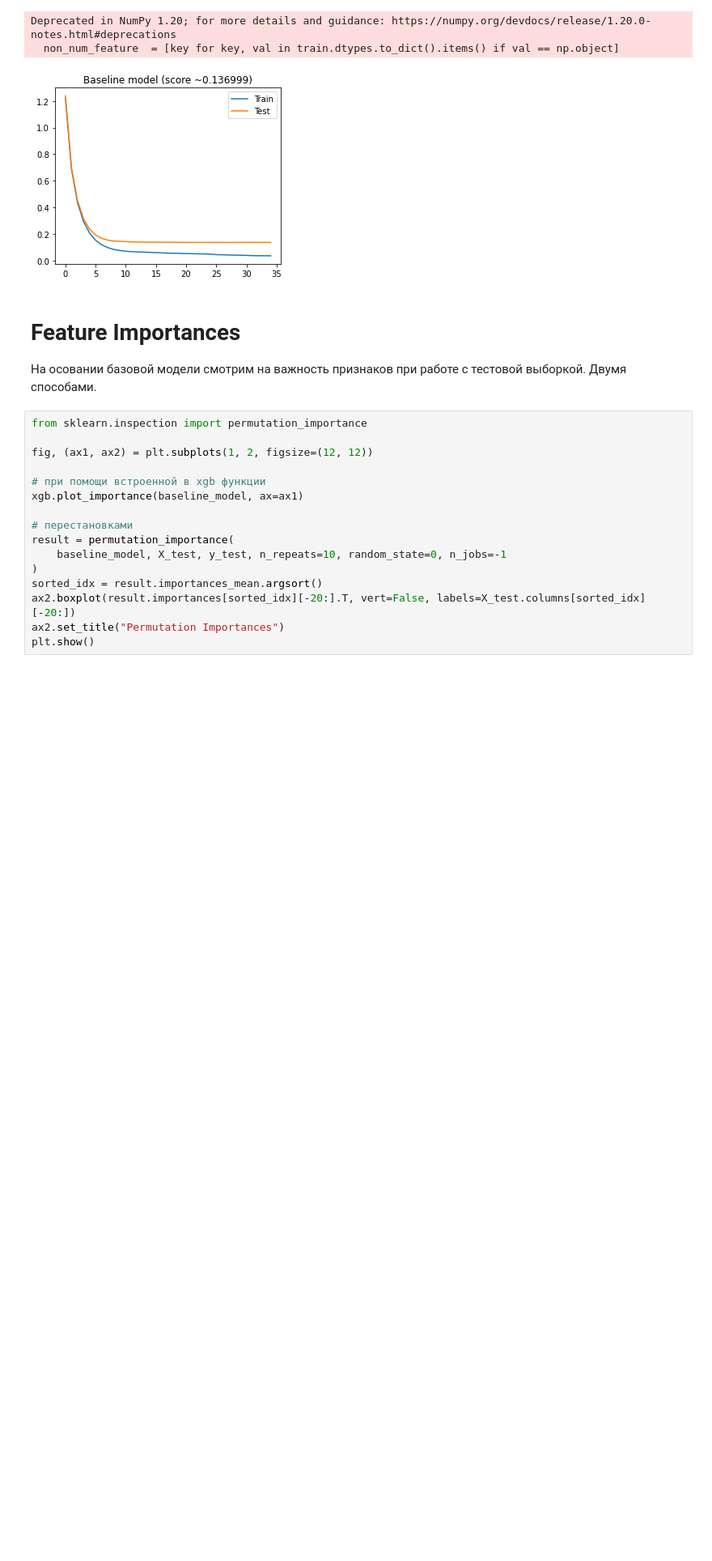
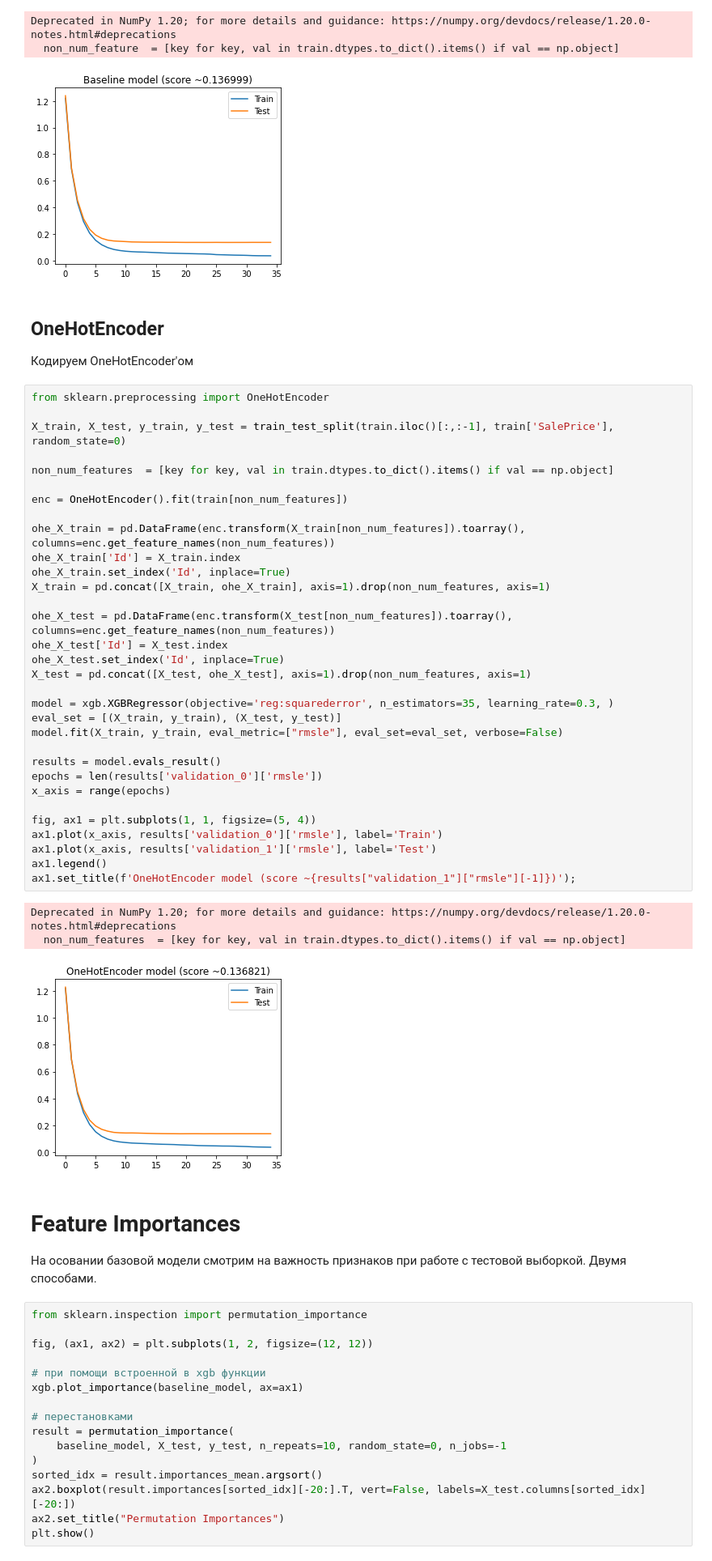
Before and after one commit to kuzminRM/kagle, a Jupyter notebook: house_prices.ipynb, the cells around one changed output. Shown: that part at 81% size. Drawn from its saved outputs; the diff is of its cells as text; blank space fills up the shorter version.

```diff
--- a/house_prices.ipynb
+++ b/house_prices.ipynb
@@ -99,6 +104,46 @@ ax1.set_title(f'Baseline model (score ~{results["validation_1"]["rmsle"][-1]})')
 Deprecated in NumPy 1.20; for more details and guidance: https://numpy.org/devdocs/release/1.20.0-notes.html#deprecations
   non_num_feature  = [key for key, val in train.dtypes.to_dict().items() if val == np.object]
 [figure]
+# %% [markdown]
+## OneHotEncoder
+
+Кодируем OneHotEncoder'ом
+# %%
+from sklearn.preprocessing import OneHotEncoder
+
+X_train, X_test, y_train, y_test = train_test_split(train.iloc()[:,:-1], train['SalePrice'], random_state=0)
+
+non_num_features  = [key for key, val in train.dtypes.to_dict().items() if val == np.object]
+
+enc = OneHotEncoder().fit(train[non_num_features])
+
+ohe_X_train = pd.DataFrame(enc.transform(X_train[non_num_features]).toarray(), columns=enc.get_feature_names(non_num_features))
+ohe_X_train['Id'] = X_train.index
+ohe_X_train.set_index('Id', inplace=True)
+X_train = pd.concat([X_train, ohe_X_train], axis=1).drop(non_num_features, axis=1)
+
+ohe_X_test = pd.DataFrame(enc.transform(X_test[non_num_features]).toarray(), columns=enc.get_feature_names(non_num_features))
+ohe_X_test['Id'] = X_test.index
+ohe_X_test.set_index('Id', inplace=True)
+X_test = pd.concat([X_test, ohe_X_test], axis=1).drop(non_num_features, axis=1)
+
+model = xgb.XGBRegressor(objective='reg:squarederror', n_estimators=35, learning_rate=0.3, )
+eval_set = [(X_train, y_train), (X_test, y_test)]
+model.fit(X_train, y_train, eval_metric=["rmsle"], eval_set=eval_set, verbose=False)
+
+results = model.evals_result()
+epochs = len(results['validation_0']['rmsle'])
+x_axis = range(epochs)
+
+fig, ax1 = plt.subplots(1, 1, figsize=(5, 4))
+ax1.plot(x_axis, results['validation_0']['rmsle'], label='Train')
+ax1.plot(x_axis, results['validation_1']['rmsle'], label='Test')
+ax1.legend()
+ax1.set_title(f'OneHotEncoder model (score ~{results["validation_1"]["rmsle"][-1]})');
+# %% [output]
+Deprecated in NumPy 1.20; for more details and guidance: https://numpy.org/devdocs/release/1.20.0-notes.html#deprecations
+  non_num_features  = [key for key, val in train.dtypes.to_dict().items() if val == np.object]
+[figure, added]
 # %% [markdown]
 # Feature Importances
 
```
Also changed, not shown: parts of 12 cells of this notebook.
